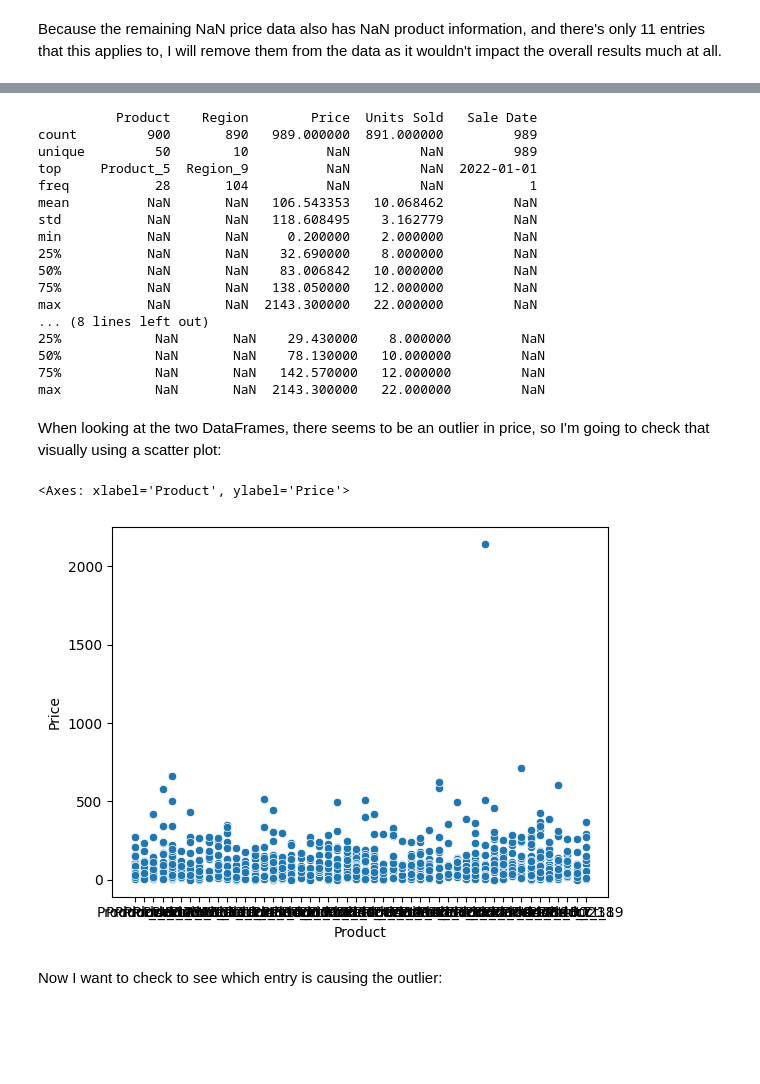
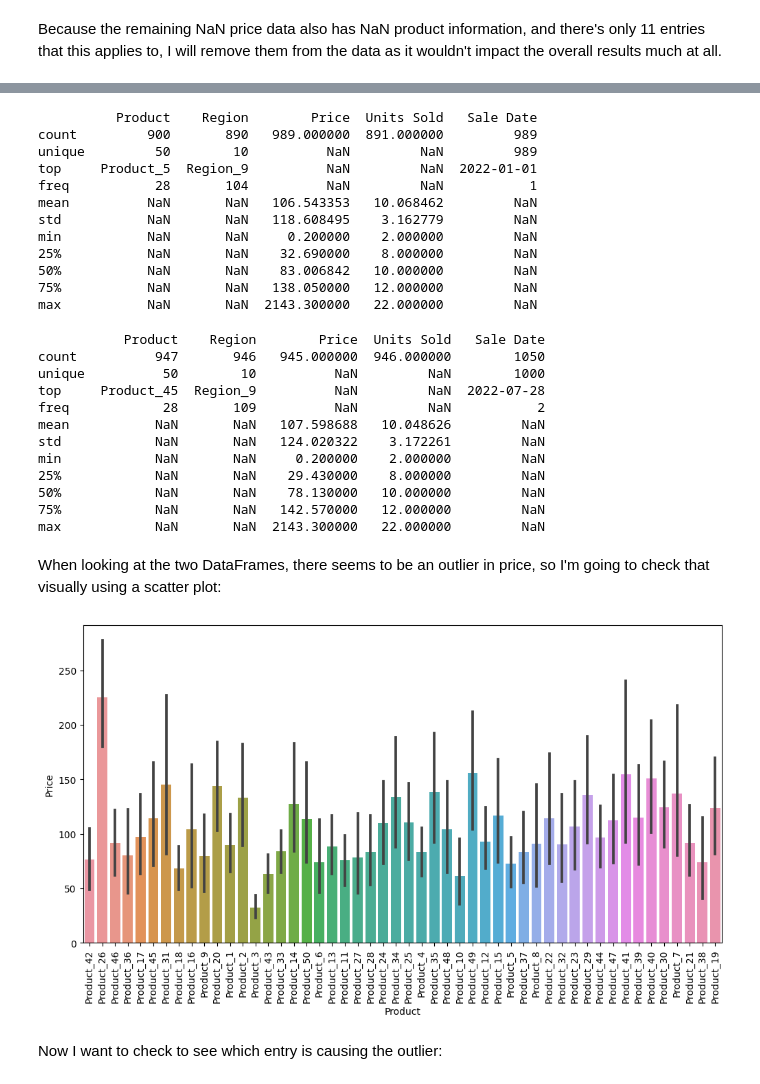
Before and after one commit to mredshaw/schulich_data_science, a Jupyter notebook: Data_Science_A1.ipynb, the cells around one changed output, grey strips where cells are left out. Cells and saved outputs as stored; diff of their text form; code cells hidden in the pictures; blank space fills up the shorter version.

```diff
--- a/Data_Science_A1.ipynb
+++ b/Data_Science_A1.ipynb
@@ -315,6 +364,5 @@ df_clean.dropna(subset=['Price'], inplace=True)
 # %%
 print(df_clean.describe(include='all'))
-print(df.describe(include='all'))
 # %% [output]
           Product    Region        Price  Units Sold   Sale Date
 count         900       890   989.000000  891.000000         989
@@ -328,18 +376,30 @@ min           NaN       NaN     0.200000    2.000000         NaN
 50%           NaN       NaN    83.006842   10.000000         NaN
 75%           NaN       NaN   138.050000   12.000000         NaN
 max           NaN       NaN  2143.300000   22.000000         NaN
-... (8 lines left out)
-25%            NaN       NaN    29.430000    8.000000         NaN
-50%            NaN       NaN    78.130000   10.000000         NaN
-75%            NaN       NaN   142.570000   12.000000         NaN
-max            NaN       NaN  2143.300000   22.000000         NaN
+# %%
+print(df.describe(include='all'))
+# %% [output]
+           Product    Region        Price  Units Sold   Sale Date
+count          947       946   945.000000  946.000000        1050
+unique          50        10          NaN         NaN        1000
+top     Product_45  Region_9          NaN         NaN  2022-07-28
+freq            28       109          NaN         NaN           2
+mean           NaN       NaN   107.598688   10.048626         NaN
+std            NaN       NaN   124.020322    3.172261         NaN
+min            NaN       NaN     0.200000    2.000000         NaN
+25%            NaN       NaN    29.430000    8.000000         NaN
+50%            NaN       NaN    78.130000   10.000000         NaN
+75%            NaN       NaN   142.570000   12.000000         NaN
+max            NaN       NaN  2143.300000   22.000000         NaN
 # %% [markdown]
 When looking at the two DataFrames, there seems to be an outlier in price, so I'm going to check that visually using a scatter plot:
-# %%
-sns.scatterplot(data= df_clean, x = 'Product', y = 'Price')
-# %% [output]
-<Axes: xlabel='Product', ylabel='Price'>
-[figure, removed]
+# %%
+plt.figure(figsize=(12, 6))
+sns.barplot(data= df_clean, x = 'Product', y = 'Price')
+plt.xticks(rotation=90)
+plt.show()
+# %% [output]
+[figure, added]
 # %% [markdown]
 Now I want to check to see which entry is causing the outlier:
 # %%
```
Also changed, not shown: parts of 33 cells of this notebook.
